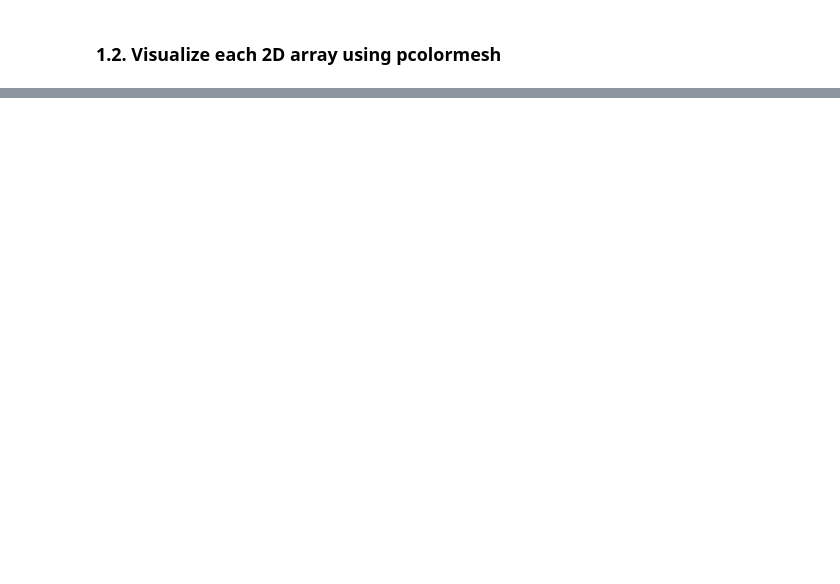
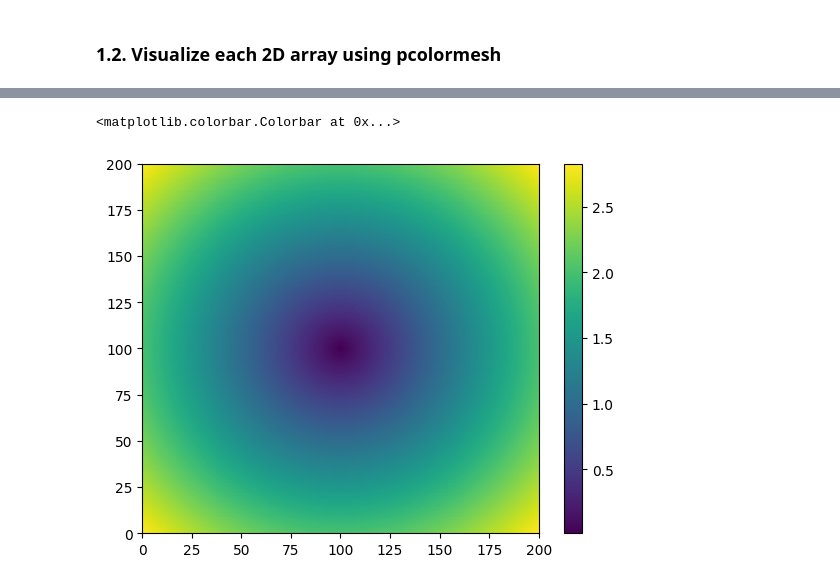
Before and after one commit to AidanJanney/Earth-Science-Data-Fundamentals, a Jupyter notebook: Assignment - Numpy and Matplotlib/notebook.ipynb, the cells around one changed output, grey strips where cells are left out. Saved outputs shown, nothing was run; the diff lists cells and outputs as text; code cells hidden in the pictures; blank space fills up the shorter version.

```diff
--- a/Assignment - Numpy and Matplotlib/notebook.ipynb
+++ b/Assignment - Numpy and Matplotlib/notebook.ipynb
@@ -37,0 +28,9 @@ plt.pcolormesh(yy)
+# %%
+rr = np.sqrt(xx**2 + yy**2)
+phiphi = np.arctan2(yy,xx)
+# %%
+mesh_rr = plt.pcolormesh(rr)
+plt.colorbar(mesh_rr)
+# %% [output]
+<matplotlib.colorbar.Colorbar at 0x...>
+[figure, added]
```
Also changed, not shown: parts of 7 cells of this notebook.
